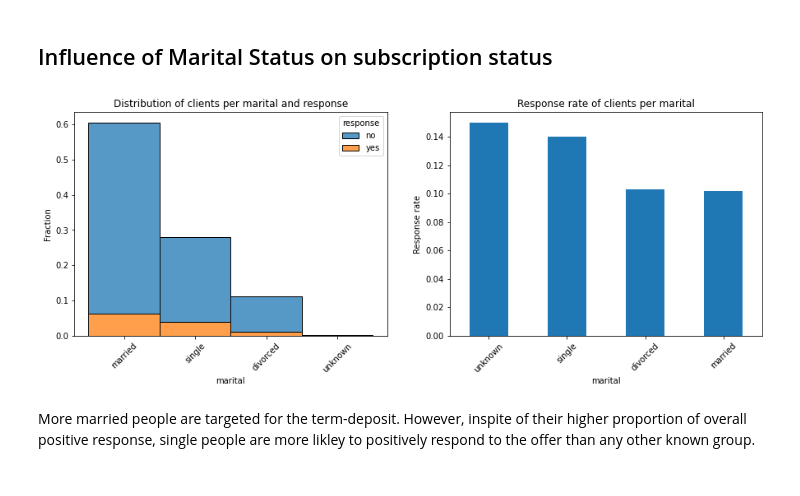
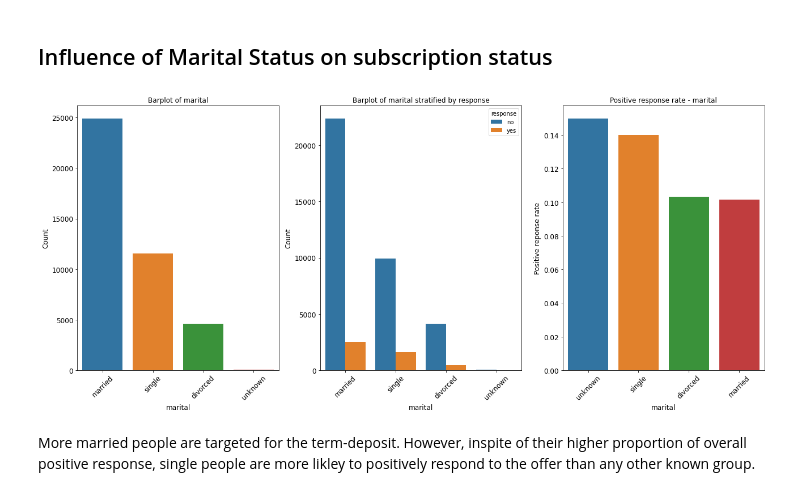
Before and after one commit to femi-lujo/bank_marketing, a Jupyter notebook: notebooks/B_EDA.ipynb, the cells around one changed output. Drawn from its saved outputs; the diff is of its cells as text; code cells hidden in the pictures.

```diff
--- a/notebooks/B_EDA.ipynb
+++ b/notebooks/B_EDA.ipynb
@@ -153,11 +262,8 @@ Here we notice that those with admin, blue-collar and technician jobs are more l
 # %%
 #Plot a histogram and bar chart for marital status category annotated with response
-fig, axs = plt.subplots(1, 2, figsize = (15, 5))
-categorical_histplot(bank, feature = 'marital', target = 'response', axs = axs[0])
-categorical_barplot(bank, feature = 'marital', target = 'response', axs = axs[1])
-plt.show();
+categorical_plot('marital', save = True)
 # %% [output]
-[figure, old version]
+[figure, new version]
 # %% [markdown]
 More married people are targeted for the term-deposit. However, inspite of their higher proportion of overall positive response, single people are more likley to positively respond to the offer than any other known group.
 # %% [markdown]
```
Also changed, not shown: parts of 79 cells of this notebook.
